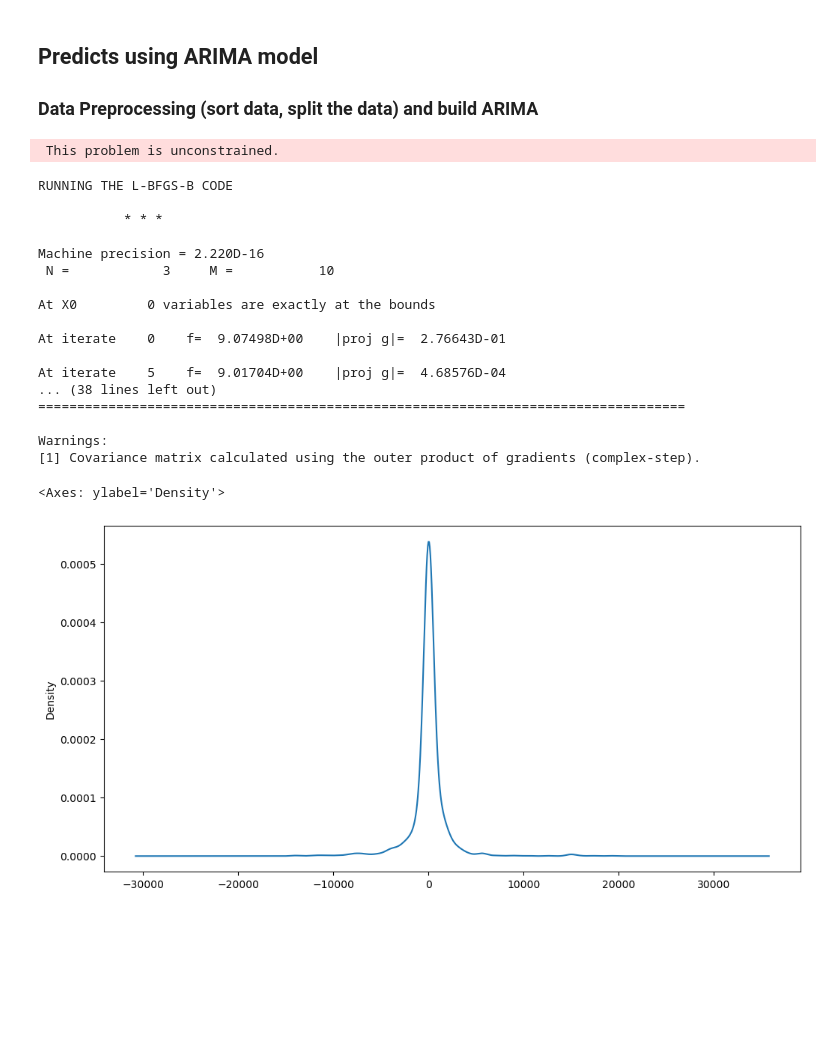
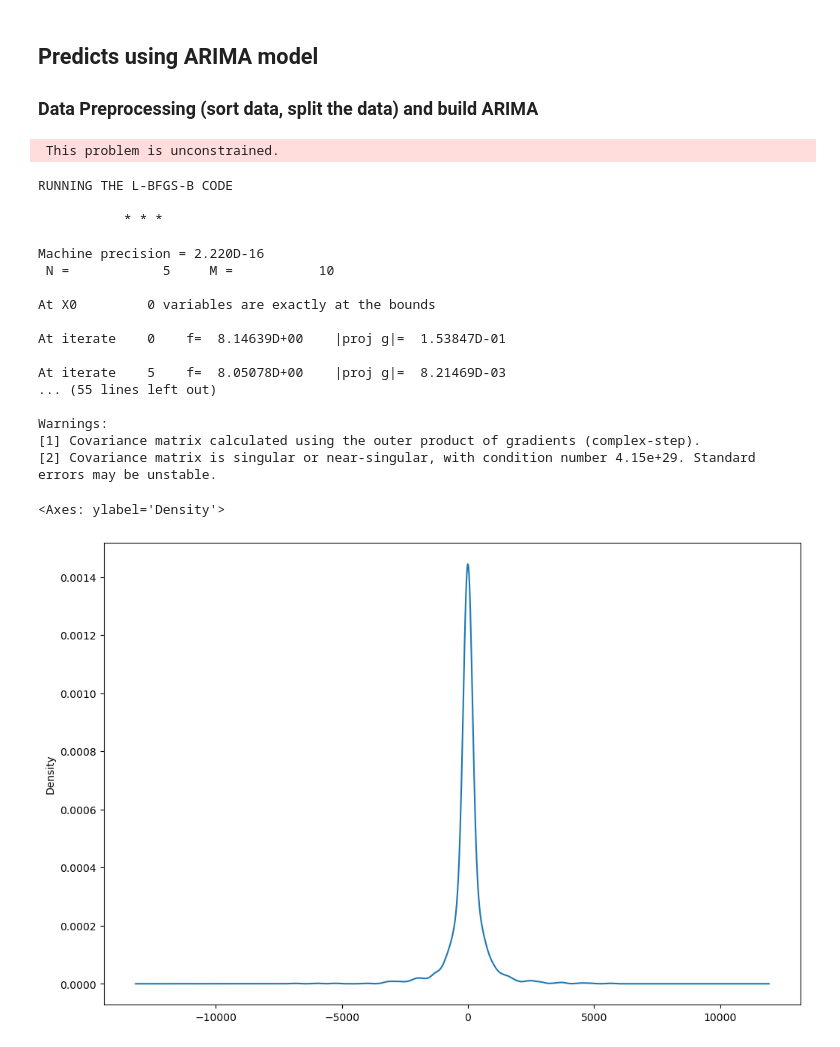
Before and after one commit to nursahiraa/fyp, a Jupyter notebook: fypdata/fypdatatest/ARIMA.ipynb, the cells around one changed output. Saved outputs shown, nothing was run; the diff lists cells and outputs as text; code cells hidden in the pictures; blank space fills up the shorter version.

```diff
--- a/fypdata/fypdatatest/ARIMA.ipynb
+++ b/fypdata/fypdatatest/ARIMA.ipynb
@@ -158,52 +149,42 @@ plt.show()
 #Build Arima with Udemy
 #Choose the values of p and q based on the acf and pacf
 
 #strong seasonal pattern, might increase p and q
 
 #These values imply that: in order and seasonal order values
 # No autoregressive terms (p=0)
 # Differencing (d=1)
 # No moving average terms (q=0)
-# Seasonal autoregressive terms (P=1)
-# Seasonal differencing (D=1)
-# Seasonal moving average terms (Q=1)
+# The first 1 (AR term) indicates that the model uses one lag of the dependent variable.
+# The second 1 (differencing) suggests you are differencing the data once, even though your ADF test indicates stationarity.
+# The last 1 (MA term) indicates that the model uses one lag of the forecast errors.
 # Seasonal period (s=12, which implies yearly seasonality if your data is daily)
 
-# try:
-#     model = sm.tsa.statespace.SARIMAX(df_grouped['cases_new'],order=(1,1,1), seasonal_order=(1,1,1,12), enforce_stationarity=False, enforce_invertibility=False) #try toggle the data ,change the values of p,d,q to resolve the unconstrained problem
-#     results = model.fit()
-#     print(results.summary())
-#     results.resid.plot(kind= 'kde')
-# except Exception as e:
-#     print("Error fitting model: " + e)
-
-model = sm.tsa.statespace.SARIMAX(df_grouped['cases_new'],order=(0,0,0), seasonal_order=(1,1,1,12))
+model = sm.tsa.statespace.SARIMAX(df_grouped['cases_new'],order=(1,1,1), seasonal_order=(1,1,1,12))
 results = model.fit()
 print(results.summary())
 
 # residual values has the error based off what it would predict for all original data
-# results.resid
-# results.resid.plot()
-results.resid.plot(kind= 'kde')
+results.resid.plot(kind= 'kde') # the graph should be focus on central 0, less error
 # %% [output]
  This problem is unconstrained.
 RUNNING THE L-BFGS-B CODE
 
            * * *
 
 Machine precision = 2.220D-16
- N =            3     M =           10
+ N =            5     M =           10
 
 At X0         0 variables are exactly at the bounds
 
-At iterate    0    f=  9.07498D+00    |proj g|=  2.76643D-01
+At iterate    0    f=  8.14639D+00    |proj g|=  1.53847D-01
 
-At iterate    5    f=  9.01704D+00    |proj g|=  4.68576D-04
-... (38 lines left out)
-===================================================================================
+At iterate    5    f=  8.05078D+00    |proj g|=  8.21469D-03
+... (55 lines left out)
 
 Warnings:
 [1] Covariance matrix calculated using the outer product of gradients (complex-step).
+[2] Covariance matrix is singular or near-singular, with condition number 4.15e+29. Standard errors may be unstable.
 <Axes: ylabel='Density'>
-[figure, old version]
+[figure, new version]
 # %%
```
Also changed, not shown: parts of 8 cells of this notebook.
